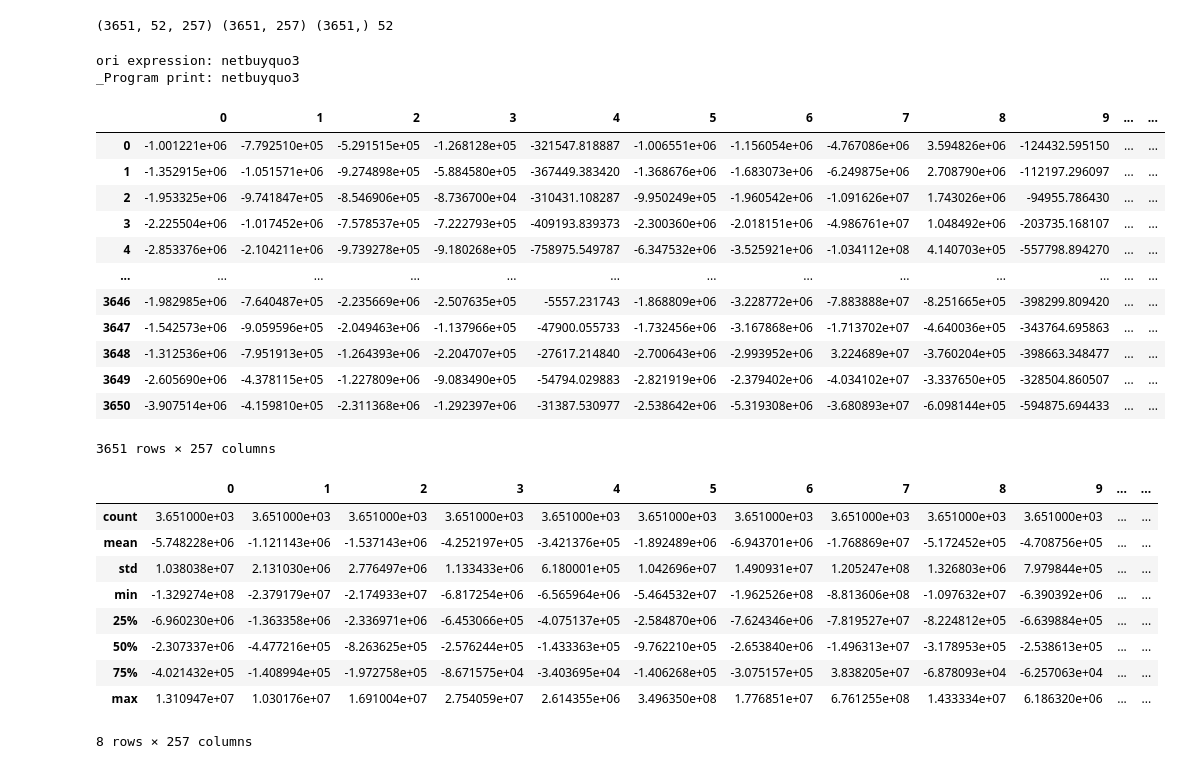
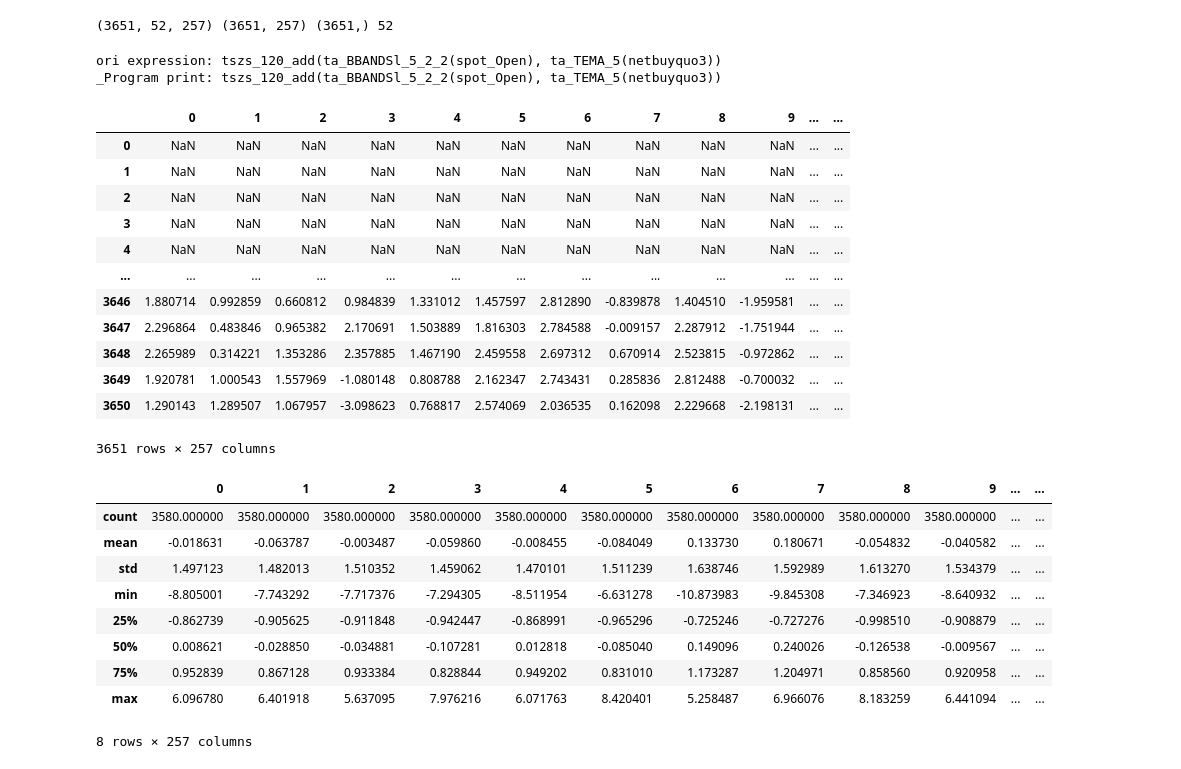
Before and after one commit to pennymax/gplearn, a Jupyter notebook: my_fitness_2.ipynb, the cells around one changed output. Drawn from its saved outputs; the diff is of its cells as text; code cells hidden in the pictures.

```diff
--- a/my_fitness_2.ipynb
+++ b/my_fitness_2.ipynb
@@ -47,42 +48,43 @@ print(X.shape, y.shape, w.shape, len(feature_names))
 # %%
 from gplearn.genetic import _all_func_dictionary
 
 exp = 'netbuyquo3'
-# exp = 'ta_APO_12_26(ts_autocorr_60_1(signed_log(ts_autocorr_20_10(trd_vwap_bias5))))'
+exp = 'ta_APO_12_26(ts_autocorr_60_1(signed_log(ts_autocorr_20_10(trd_vwap_bias5))))'
 exp = 'tszs_120_add(ta_BBANDSl_5_2_2(spot_Open), ta_TEMA_5(netbuyquo3))'
+# exp = 'np.diff(valid_data, axis=0)'
 
 print(f'ori expression: {exp}')
 gp = _convert_expression_to_gp_program(exp, _all_func_dictionary, feature_names)
 print(f'_Program print: {gp}')
 
 y_pred = gp.execute_3D(X)
 display(pd.DataFrame(y_pred))
 display(pd.DataFrame(y_pred).describe())
 # %% [output]
-ori expression: netbuyquo3
-_Program print: netbuyquo3
+ori expression: tszs_120_add(ta_BBANDSl_5_2_2(spot_Open), ta_TEMA_5(netbuyquo3))
+_Program print: tszs_120_add(ta_BBANDSl_5_2_2(spot_Open), ta_TEMA_5(netbuyquo3))
 |  | 0 | 1 | 2 | 3 | 4 | 5 | 6 | 7 | 8 | 9 | ... | ... |
-| 0 | -1.001221e+06 | -7.792510e+05 | -5.291515e+05 | -1.268128e+05 | -321547.818887 | -1.006551e+06 | -1.156054e+06 | -4.767086e+06 | 3.594826e+06 | -124432.595150 | ... | ... |
-| 1 | -1.352915e+06 | -1.051571e+06 | -9.274898e+05 | -5.884580e+05 | -367449.383420 | -1.368676e+06 | -1.683073e+06 | -6.249875e+06 | 2.708790e+06 | -112197.296097 | ... | ... |
-| 2 | -1.953325e+06 | -9.741847e+05 | -8.546906e+05 | -8.736700e+04 | -310431.108287 | -9.950249e+05 | -1.960542e+06 | -1.091626e+07 | 1.743026e+06 | -94955.786430 | ... | ... |
-| 3 | -2.225504e+06 | -1.017452e+06 | -7.578537e+05 | -7.222793e+05 | -409193.839373 | -2.300360e+06 | -2.018151e+06 | -4.986761e+07 | 1.048492e+06 | -203735.168107 | ... | ... |
-| 4 | -2.853376e+06 | -2.104211e+06 | -9.739278e+05 | -9.180268e+05 | -758975.549787 | -6.347532e+06 | -3.525921e+06 | -1.034112e+08 | 4.140703e+05 | -557798.894270 | ... | ... |
+| 0 | NaN | NaN | NaN | NaN | NaN | NaN | NaN | NaN | NaN | NaN | ... | ... |
+| 1 | NaN | NaN | NaN | NaN | NaN | NaN | NaN | NaN | NaN | NaN | ... | ... |
+| 2 | NaN | NaN | NaN | NaN | NaN | NaN | NaN | NaN | NaN | NaN | ... | ... |
+| 3 | NaN | NaN | NaN | NaN | NaN | NaN | NaN | NaN | NaN | NaN | ... | ... |
+| 4 | NaN | NaN | NaN | NaN | NaN | NaN | NaN | NaN | NaN | NaN | ... | ... |
 | ... | ... | ... | ... | ... | ... | ... | ... | ... | ... | ... | ... | ... |
-| 3646 | -1.982985e+06 | -7.640487e+05 | -2.235669e+06 | -2.507635e+05 | -5557.231743 | -1.868809e+06 | -3.228772e+06 | -7.883888e+07 | -8.251665e+05 | -398299.809420 | ... | ... |
-| 3647 | -1.542573e+06 | -9.059596e+05 | -2.049463e+06 | -1.137966e+05 | -47900.055733 | -1.732456e+06 | -3.167868e+06 | -1.713702e+07 | -4.640036e+05 | -343764.695863 | ... | ... |
-| 3648 | -1.312536e+06 | -7.951913e+05 | -1.264393e+06 | -2.204707e+05 | -27617.214840 | -2.700643e+06 | -2.993952e+06 | 3.224689e+07 | -3.760204e+05 | -398663.348477 | ... | ... |
-| 3649 | -2.605690e+06 | -4.378115e+05 | -1.227809e+06 | -9.083490e+05 | -54794.029883 | -2.821919e+06 | -2.379402e+06 | -4.034102e+07 | -3.337650e+05 | -328504.860507 | ... | ... |
-| 3650 | -3.907514e+06 | -4.159810e+05 | -2.311368e+06 | -1.292397e+06 | -31387.530977 | -2.538642e+06 | -5.319308e+06 | -3.680893e+07 | -6.098144e+05 | -594875.694433 | ... | ... |
+| 3646 | 1.880714 | 0.992859 | 0.660812 | 0.984839 | 1.331012 | 1.457597 | 2.812890 | -0.839878 | 1.404510 | -1.959581 | ... | ... |
+| 3647 | 2.296864 | 0.483846 | 0.965382 | 2.170691 | 1.503889 | 1.816303 | 2.784588 | -0.009157 | 2.287912 | -1.751944 | ... | ... |
+| 3648 | 2.265989 | 0.314221 | 1.353286 | 2.357885 | 1.467190 | 2.459558 | 2.697312 | 0.670914 | 2.523815 | -0.972862 | ... | ... |
+| 3649 | 1.920781 | 1.000543 | 1.557969 | -1.080148 | 0.808788 | 2.162347 | 2.743431 | 0.285836 | 2.812488 | -0.700032 | ... | ... |
+| 3650 | 1.290143 | 1.289507 | 1.067957 | -3.098623 | 0.768817 | 2.574069 | 2.036535 | 0.162098 | 2.229668 | -2.198131 | ... | ... |
 3651 rows × 257 columns
 |  | 0 | 1 | 2 | 3 | 4 | 5 | 6 | 7 | 8 | 9 | ... | ... |
-| count | 3.651000e+03 | 3.651000e+03 | 3.651000e+03 | 3.651000e+03 | 3.651000e+03 | 3.651000e+03 | 3.651000e+03 | 3.651000e+03 | 3.651000e+03 | 3.651000e+03 | ... | ... |
-| mean | -5.748228e+06 | -1.121143e+06 | -1.537143e+06 | -4.252197e+05 | -3.421376e+05 | -1.892489e+06 | -6.943701e+06 | -1.768869e+07 | -5.172452e+05 | -4.708756e+05 | ... | ... |
-| std | 1.038038e+07 | 2.131030e+06 | 2.776497e+06 | 1.133433e+06 | 6.180001e+05 | 1.042696e+07 | 1.490931e+07 | 1.205247e+08 | 1.326803e+06 | 7.979844e+05 | ... | ... |
-| min | -1.329274e+08 | -2.379179e+07 | -2.174933e+07 | -6.817254e+06 | -6.565964e+06 | -5.464532e+07 | -1.962526e+08 | -8.813606e+08 | -1.097632e+07 | -6.390392e+06 | ... | ... |
-| 25% | -6.960230e+06 | -1.363358e+06 | -2.336971e+06 | -6.453066e+05 | -4.075137e+05 | -2.584870e+06 | -7.624346e+06 | -7.819527e+07 | -8.224812e+05 | -6.639884e+05 | ... | ... |
-| 50% | -2.307337e+06 | -4.477216e+05 | -8.263625e+05 | -2.576244e+05 | -1.433363e+05 | -9.762210e+05 | -2.653840e+06 | -1.496313e+07 | -3.178953e+05 | -2.538613e+05 | ... | ... |
-| 75% | -4.021432e+05 | -1.408994e+05 | -1.972758e+05 | -8.671575e+04 | -3.403695e+04 | -1.406268e+05 | -3.075157e+05 | 3.838205e+07 | -6.878093e+04 | -6.257063e+04 | ... | ... |
-| max | 1.310947e+07 | 1.030176e+07 | 1.691004e+07 | 2.754059e+07 | 2.614355e+06 | 3.496350e+08 | 1.776851e+07 | 6.761255e+08 | 1.433334e+07 | 6.186320e+06 | ... | ... |
+| count | 3580.000000 | 3580.000000 | 3580.000000 | 3580.000000 | 3580.000000 | 3580.000000 | 3580.000000 | 3580.000000 | 3580.000000 | 3580.000000 | ... | ... |
+| mean | -0.018631 | -0.063787 | -0.003487 | -0.059860 | -0.008455 | -0.084049 | 0.133730 | 0.180671 | -0.054832 | -0.040582 | ... | ... |
+| std | 1.497123 | 1.482013 | 1.510352 | 1.459062 | 1.470101 | 1.511239 | 1.638746 | 1.592989 | 1.613270 | 1.534379 | ... | ... |
+| min | -8.805001 | -7.743292 | -7.717376 | -7.294305 | -8.511954 | -6.631278 | -10.873983 | -9.845308 | -7.346923 | -8.640932 | ... | ... |
+| 25% | -0.862739 | -0.905625 | -0.911848 | -0.942447 | -0.868991 | -0.965296 | -0.725246 | -0.727276 | -0.998510 | -0.908879 | ... | ... |
+| 50% | 0.008621 | -0.028850 | -0.034881 | -0.107281 | 0.012818 | -0.085040 | 0.149096 | 0.240026 | -0.126538 | -0.009567 | ... | ... |
+| 75% | 0.952839 | 0.867128 | 0.933384 | 0.828844 | 0.949202 | 0.831010 | 1.173287 | 1.204971 | 0.858560 | 0.920958 | ... | ... |
+| max | 6.096780 | 6.401918 | 5.637095 | 7.976216 | 6.071763 | 8.420401 | 5.258487 | 6.966076 | 8.183259 | 6.441094 | ... | ... |
 8 rows × 257 columns
 # %%
 oldfitness.fitness_quantile35_longshort_sharpe_fine_cumprod_with_fee(y, y_pred, w)
```
Also changed, not shown: parts of 4 cells of this notebook, 2 other files.
